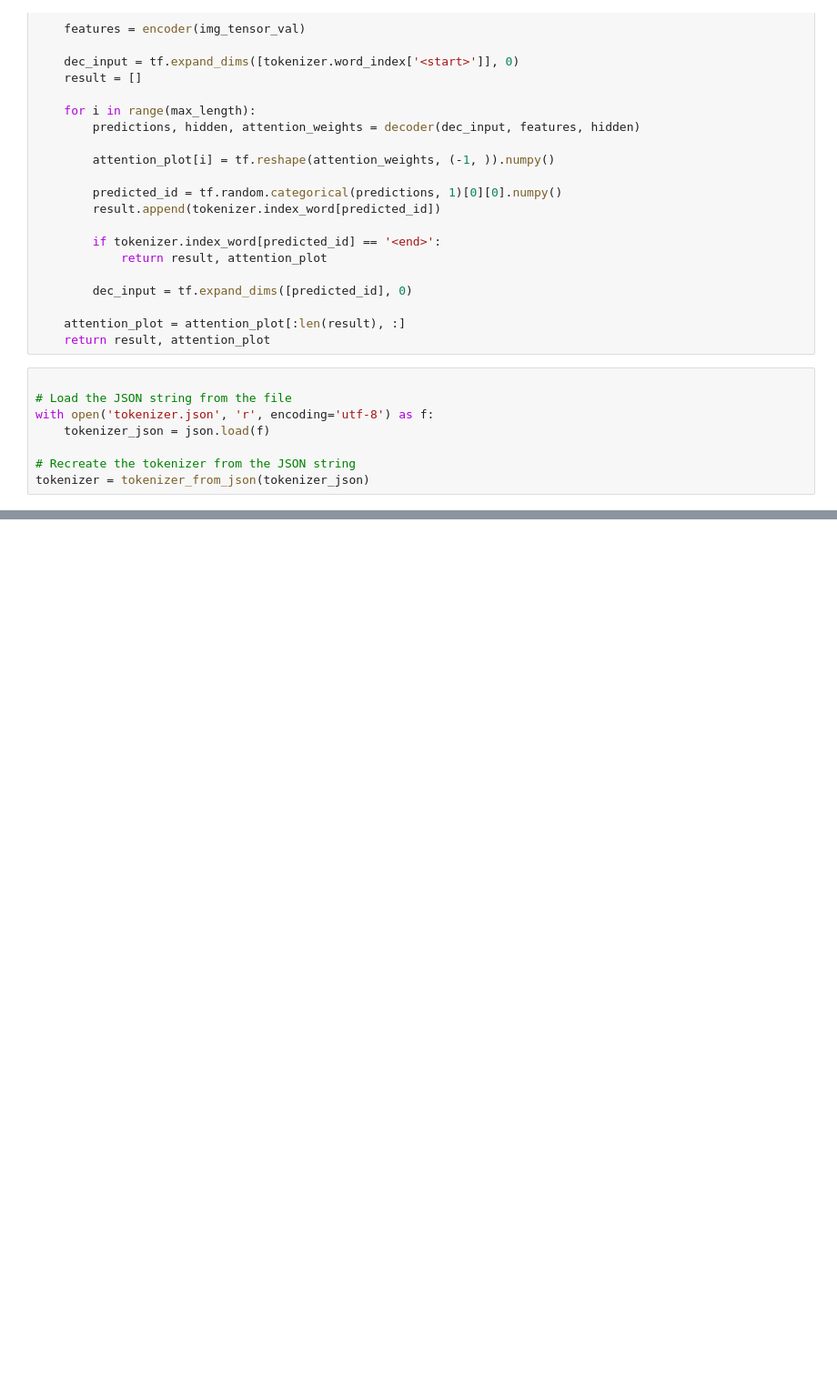
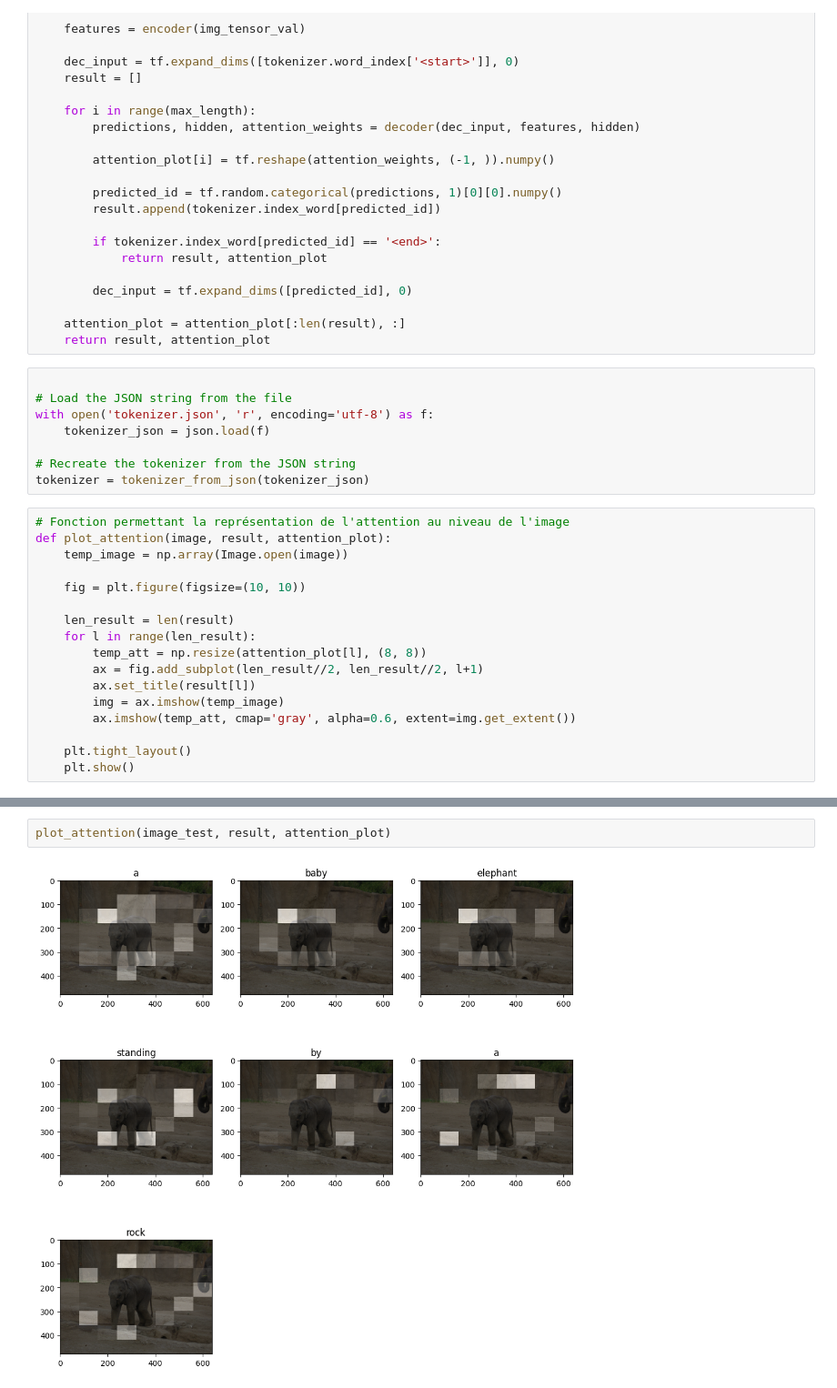
Before and after one commit to ArnaudHit/DataScience-ProjetLeyenda, a Jupyter notebook: Utilisation du modèle Livrable 3.ipynb, the cells around one changed output, grey strips where cells are left out. Shown at 91% size. Cells and saved outputs as stored; diff of their text form; blank space fills up the shorter version.

```diff
--- a/Utilisation du modèle Livrable 3.ipynb
+++ b/Utilisation du modèle Livrable 3.ipynb
@@ -200,6 +200,23 @@ with open('tokenizer.json', 'r', encoding='utf-8') as f:
 
 # Recreate the tokenizer from the JSON string
 tokenizer = tokenizer_from_json(tokenizer_json)
+# %%
+# Fonction permettant la représentation de l'attention au niveau de l'image
+def plot_attention(image, result, attention_plot):
+    temp_image = np.array(Image.open(image))
+
+    fig = plt.figure(figsize=(10, 10))
+
+    len_result = len(result)
+    for l in range(len_result):
+        temp_att = np.resize(attention_plot[l], (8, 8))
+        ax = fig.add_subplot(len_result//2, len_result//2, l+1)
+        ax.set_title(result[l])
+        img = ax.imshow(temp_image)
+        ax.imshow(temp_att, cmap='gray', alpha=0.6, extent=img.get_extent())
+
+    plt.tight_layout()
+    plt.show()
 # %%
 image_folder = "./photo/Photo/"
 
@@ -221,0 +239,4 @@ Prediction Caption: two elephants being walking through the dirt
+# %%
+plot_attention(image_test, result, attention_plot)
+# %% [output]
+[figure, added]
```
Also changed, not shown: parts of 1 cell of this notebook.
